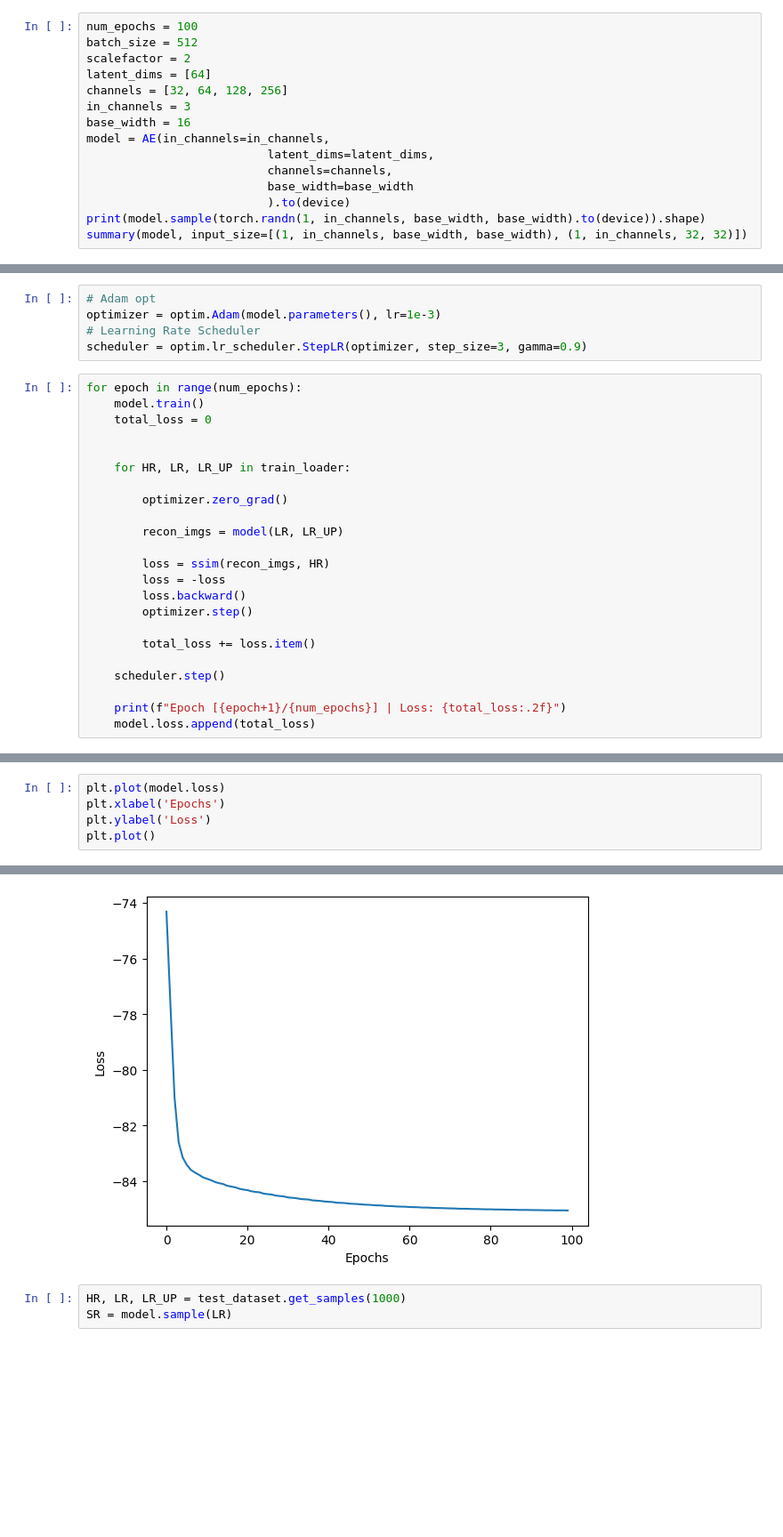
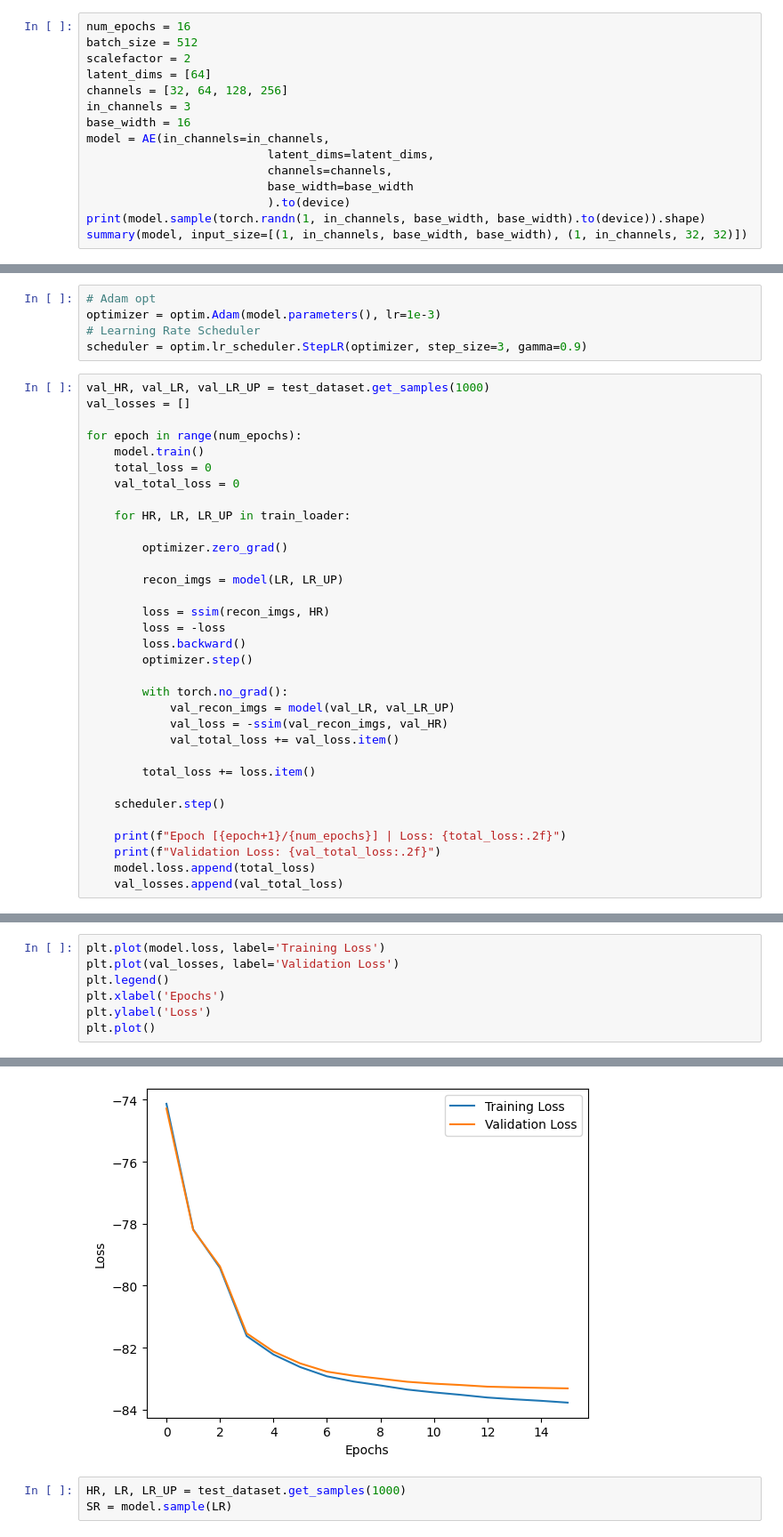
Before and after one commit to HeiseMax/SuperResolution, a Jupyter notebook: AE_CIFAR_2x_completion_ssim.ipynb, the cells around one changed output, grey strips where cells are left out. Shown at 89% size. Cells and saved outputs as stored; diff of their text form; blank space fills up the shorter version.

```diff
--- a/AE_CIFAR_2x_completion_ssim.ipynb
+++ b/AE_CIFAR_2x_completion_ssim.ipynb
@@ -18,7 +18,7 @@ print(device)
 # %% [output]
 cuda
 # %%
-num_epochs = 100
+num_epochs = 16
 batch_size = 512
 scalefactor = 2
 latent_dims = [64]
@@ -67,10 +67,13 @@ optimizer = optim.Adam(model.parameters(), lr=1e-3)
 # Learning Rate Scheduler
 scheduler = optim.lr_scheduler.StepLR(optimizer, step_size=3, gamma=0.9)
 # %%
+val_HR, val_LR, val_LR_UP = test_dataset.get_samples(1000)
+val_losses = []
+
 for epoch in range(num_epochs):
     model.train()
     total_loss = 0
-
+    val_total_loss = 0
 
     for HR, LR, LR_UP in train_loader:
 
@@ -83,10 +86,17 @@ for epoch in range(num_epochs):
         loss.backward()
         optimizer.step()
 
+        with torch.no_grad():
+            val_recon_imgs = model(val_LR, val_LR_UP)
+            val_loss = -ssim(val_recon_imgs, val_HR)
+            val_total_loss += val_loss.item()
+
         total_loss += loss.item()
 
     scheduler.step()
 
     print(f"Epoch [{epoch+1}/{num_epochs}] | Loss: {total_loss:.2f}")
+    print(f"Validation Loss: {val_total_loss:.2f}")
     model.loss.append(total_loss)
+    val_losses.append(val_total_loss)
 # %% [output]
@@ -110,11 +120,13 @@ Epoch [100/100] | Loss: -85.05
 # %%
-plt.plot(model.loss)
+plt.plot(model.loss, label='Training Loss')
+plt.plot(val_losses, label='Validation Loss')
+plt.legend()
 plt.xlabel('Epochs')
 plt.ylabel('Loss')
 plt.plot()
 # %% [output]
 []
-[figure, old version]
+[figure, new version]
 # %%
 HR, LR, LR_UP = test_dataset.get_samples(1000)
 SR = model.sample(LR)
```
Also changed, not shown: parts of 2 cells of this notebook, 16 other files.
